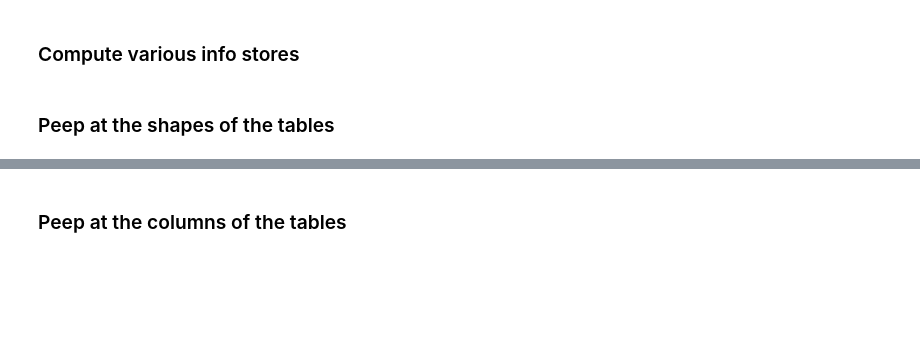
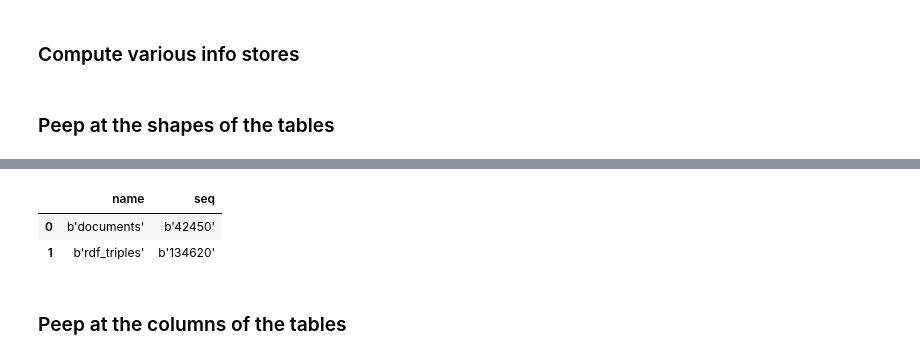
Before and after one commit to thorwhalen/imbed_data_prep, a Jupyter notebook: imbed_data_prep/epstein_files/epstein_files.ipynb, the cells around one changed output, grey strips where cells are left out. Saved outputs shown, nothing was run; the diff lists cells and outputs as text; code cells hidden in the pictures; blank space fills up the shorter version.

```diff
--- a/imbed_data_prep/epstein_files/epstein_files.ipynb
+++ b/imbed_data_prep/epstein_files/epstein_files.ipynb
@@ -119,5 +126,11 @@ dict(shape_info)
  'prepped/epstein_links_tag_graph': (2768, 3),
  'canonical_entities': (26690, 3)}
+# %%
+tables['sqlite_sequence']
+# %% [output]
+|  | name | seq |
+| 0 | b'documents' | b'42450' |
+| 1 | b'rdf_triples' | b'134620' |
 # %% [markdown]
 
 ### Peep at the columns of the tables
```
Also changed, not shown: parts of 1 cell of this notebook, 1 other file.
